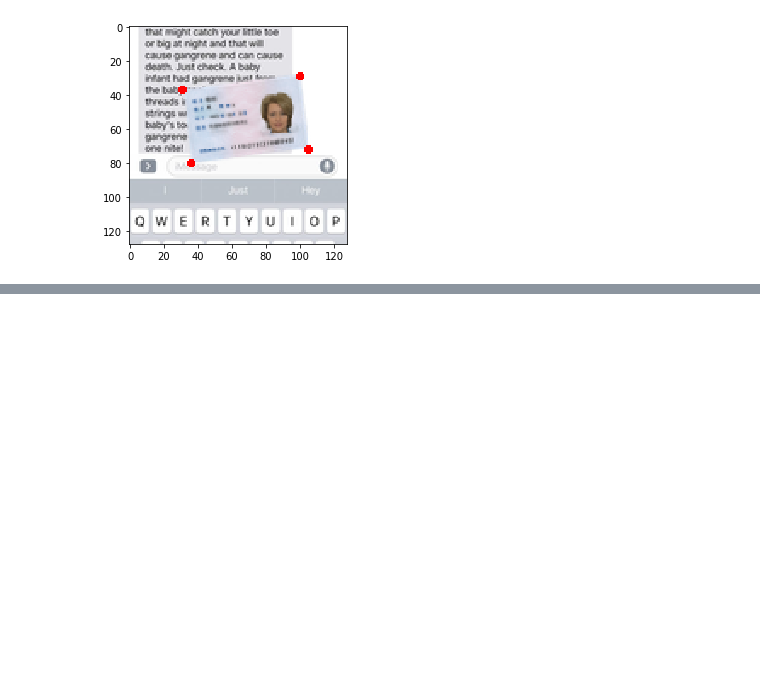
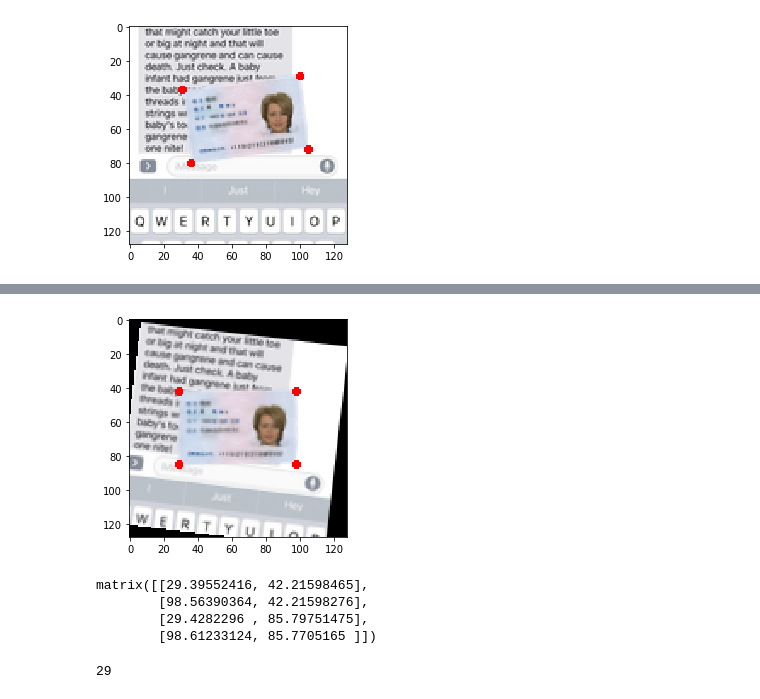
Before and after one commit to sdlm/chinese-ausweis-viewer, a Jupyter notebook: chinese_ausweis_viewer/predict_coords_for_single_img.ipynb, the cells around one changed output, grey strips where cells are left out. Drawn from its saved outputs; the diff is of its cells as text; code cells hidden in the pictures; blank space fills up the shorter version.

```diff
--- a/chinese_ausweis_viewer/predict_coords_for_single_img.ipynb
+++ b/chinese_ausweis_viewer/predict_coords_for_single_img.ipynb
@@ -87,0 +102,6 @@ plt.imshow(add_coords_to_img(np.array(some_img), get_card_coords(some_img)));
+# %%
+p1 = coords[0]
+p2 = coords[1]
+delta_x = p2[0] - p1[0]
+delta_y = p2[1] - p1[1]
+theta_radians = math.atan2(-delta_y, delta_x)
@@ -87,0 +135,15 @@ plt.imshow(add_coords_to_img(np.array(some_img), get_card_coords(some_img)));
+# %%
+angle = -theta_radians / math.pi * 180
+im3 = datasets.rotate_image(im2, angle)
+coords = datasets.rotate_coords(coords, angle, im2.shape)
+# %%
+plt.imshow(add_coords_to_img(im3, coords));
+# %% [output]
+[figure, added]
+# %%
+coords
+# %% [output]
+matrix([[29.39552416, 42.21598465],
+        [98.56390364, 42.21598276],
+        [29.4282296 , 85.79751475],
+        [98.61233124, 85.7705165 ]])
@@ -87,0 +154,4 @@ plt.imshow(add_coords_to_img(np.array(some_img), get_card_coords(some_img)));
+# %%
+a.item(0)
+# %% [output]
+29
```
Also changed, not shown: parts of 23 cells of this notebook, 2 other files.
